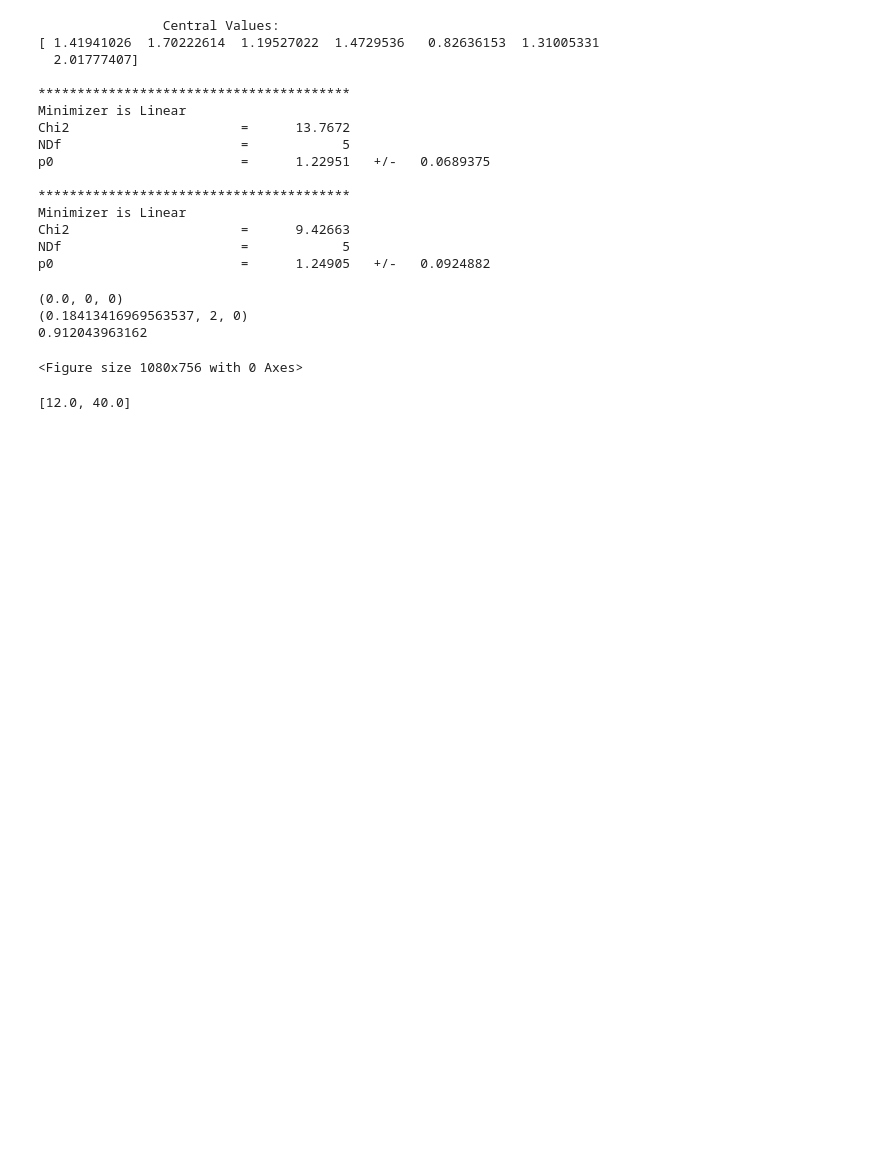
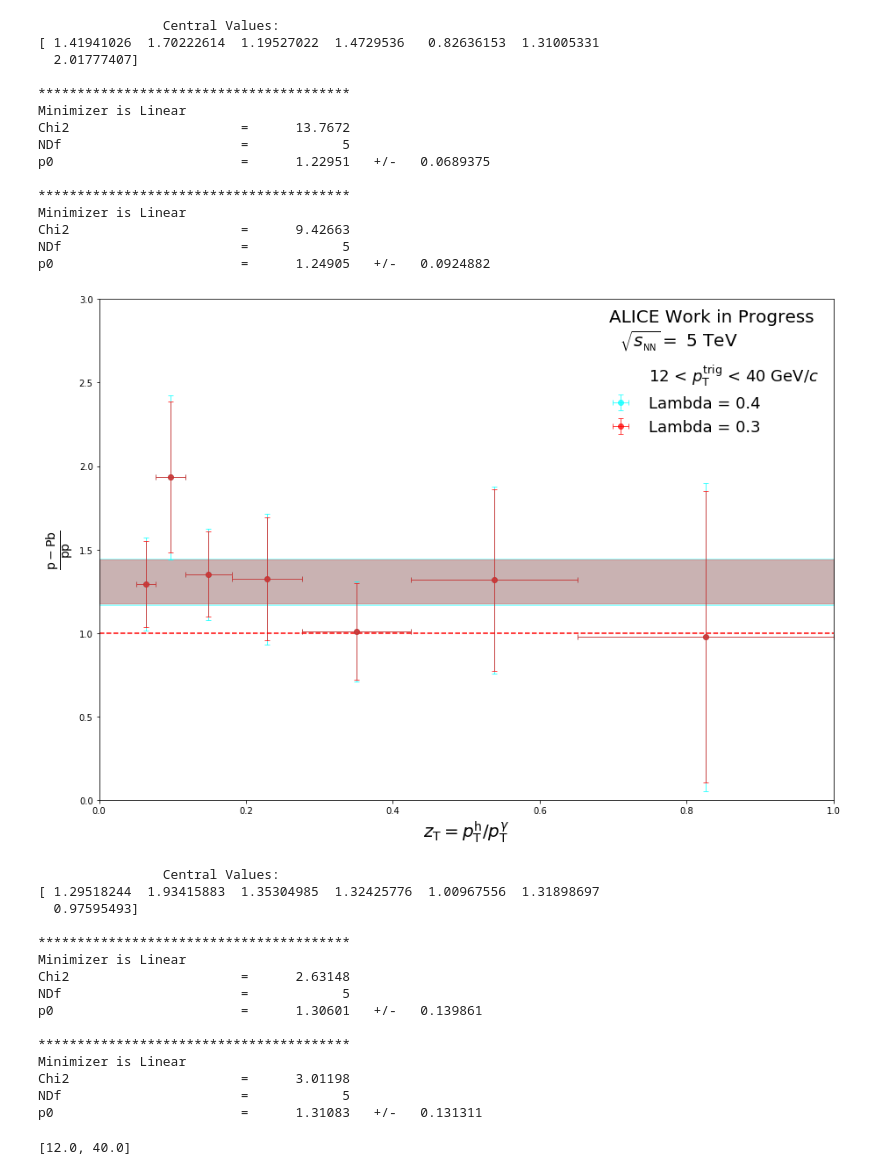
Before and after one commit to ftoralesacosta/GH_Correlations, a Jupyter notebook: Analysis_Notebooks/pythonic_correlations.ipynb, the cells around one changed output. Cells and saved outputs as stored; diff of their text form; code cells hidden in the pictures; blank space fills up the shorter version.

```diff
--- a/Analysis_Notebooks/pythonic_correlations.ipynb
+++ b/Analysis_Notebooks/pythonic_correlations.ipynb
@@ -476,15 +486,27 @@ import functions_fragmentation
 reload(functions_fragmentation)
 from functions_fragmentation import *
 # %%
-strings = ["pT_Rebin_4","pT_Rebin_4_Lambda"]
+strings = ["pT_Rebin_1","pT_Rebin_1_16dPhi"]
 string_descriptions = ["Lambda = 0.4", "Lambda = 0.3"]
 colors = ["cyan","red"]
-Chi2 = Get_pp_pPb_FF_Chi2("pT_Rebin_4")
+Compare_pp_pPB_Avg_Ratio_lists(strings, string_descriptions,colors,True)
 # %% [output]
+[figure, added]
-(0.0, 0, 0)
-(0.18413416969563537, 2, 0)
-0.912043963162
+                Central Values:
+[ 1.29518244  1.93415883  1.35304985  1.32425776  1.00967556  1.31898697
+  0.97595493]
+
+****************************************
+Minimizer is Linear
+Chi2                      =      2.63148
+NDf                       =            5
+p0                        =      1.30601   +/-   0.139861
+
+****************************************
+Minimizer is Linear
+Chi2                      =      3.01198
+NDf                       =            5
+p0                        =      1.31083   +/-   0.131311
-<Figure size 1080x756 with 0 Axes>
 # %%
 print(pTbins)
 # %% [output]
```
Also changed, not shown: parts of 10 cells of this notebook, 57 other files.
